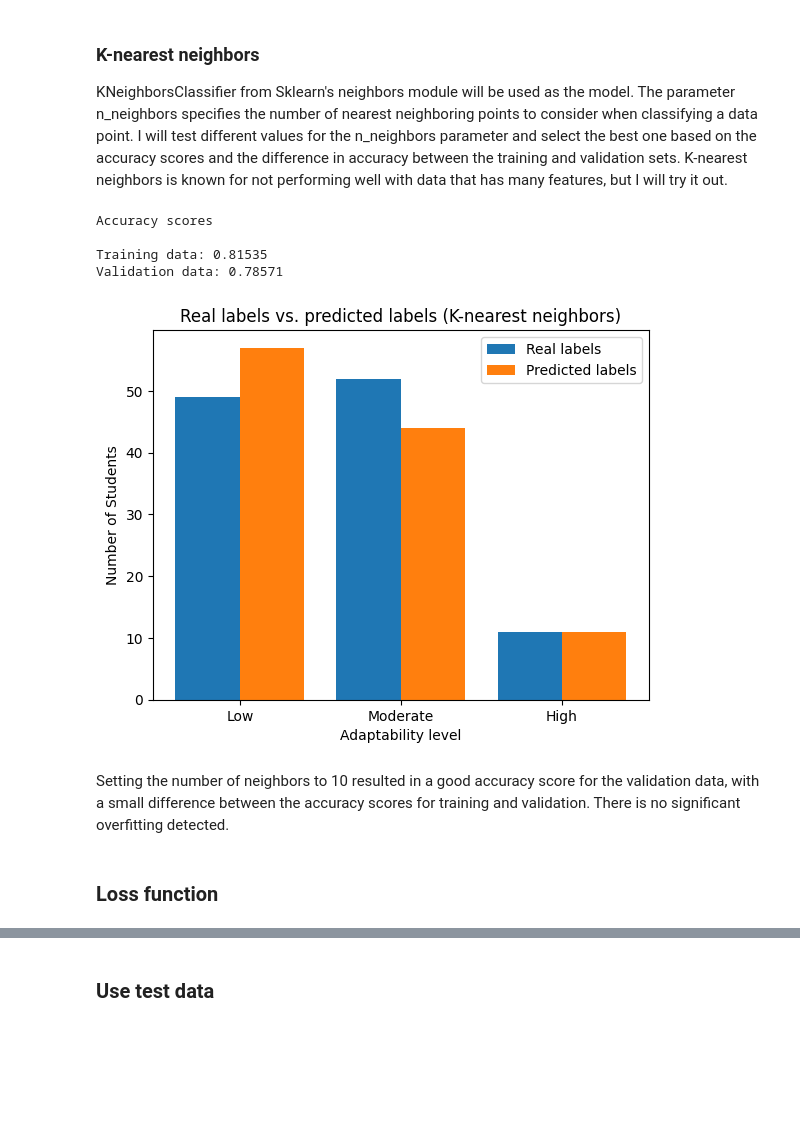
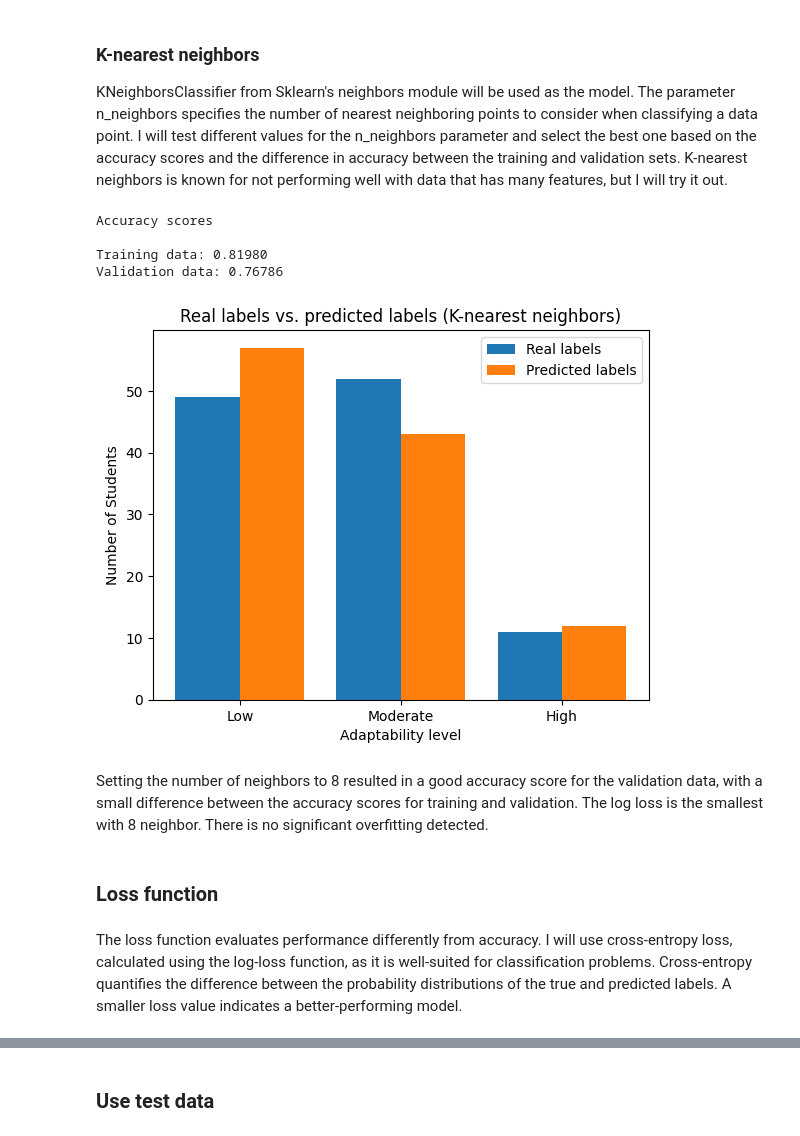
Before and after one commit to oonas21/Online-education-ML-project, a Jupyter notebook: ML_project.ipynb, the cells around one changed output, grey strips where cells are left out. Cells and saved outputs as stored; diff of their text form; code cells hidden in the pictures; blank space fills up the shorter version.

```diff
--- a/ML_project.ipynb
+++ b/ML_project.ipynb
@@ -321,7 +323,7 @@ The accuracy score results from using multinomial logistic regression are quite
 
 The DecisionTreeClassifier() from Sklearn's tree module will be used as the model. Different depths of the tree will be tested, and the best one will be chosen based on the accuracy score. Often, a tree with too much depth leads to overfitting.
 # %%
-model2 = DecisionTreeClassifier(max_depth=8)
+model2 = DecisionTreeClassifier(max_depth=6)
 model2.fit(X_train, y_train)
 
 predicted_y_train_2 = model2.predict(X_train)
@@ -363,41 +365,43 @@ Setting max depth to 8 lead the best result for accuracy score of validation dat
 
 KNeighborsClassifier from Sklearn's neighbors module will be used as the model. The parameter n_neighbors specifies the number of nearest neighboring points to consider when classifying a data point. I will test different values for the n_neighbors parameter and select the best one based on the accuracy scores and the difference in accuracy between the training and validation sets. K-nearest neighbors is known for not performing well with data that has many features, but I will try it out.
 # %%
-model3 = KNeighborsClassifier(n_neighbors = 10)
+model3 = KNeighborsClassifier(n_neighbors = 8)
 model3.fit(X_train, y_train)
 
 predicted_y_train_3 = model3.predict(X_train)
 multi_accuracy_train_3 = accuracy_score(y_train, predicted_y_train_3)
 
 predicted_y_val_3 = model3.predict(X_val)
 multi_accuracy_val_3 = accuracy_score(y_val, predicted_y_val_3)
 
 print("Accuracy scores\n")
 print(f"Training data: {multi_accuracy_train_3:.5f}")
 print(f"Validation data: {multi_accuracy_val_3:.5f}")
 
 # visualize results of validation data
 predicted_labels_3_pd = pd.Series(predicted_y_val_3).value_counts(sort=False)      # convert to pandas series
 
 # reindex labels in multi_labels order
 predicted_labels_3_pd = predicted_labels_3_pd.reindex(multi_labels, fill_value=0)
 
 plt.bar(X_axis - 0.2, real_labels_1, 0.4, label = 'Real labels')
 plt.bar(X_axis + 0.2, predicted_labels_3_pd, 0.4, label = 'Predicted labels')
 
 plt.xticks(X_axis, multi_labels)
 plt.xlabel("Adaptability level")
 plt.ylabel("Number of Students")
 plt.title("Real labels vs. predicted labels (K-nearest neighbors)")
 plt.legend()
 plt.show()
 # %% [output]
 Accuracy scores
 
-Training data: 0.81535
-Validation data: 0.78571
+Training data: 0.81980
+Validation data: 0.76786
-[figure, old version]
+[figure, new version]
 # %% [markdown]
-Setting the number of neighbors to 10 resulted in a good accuracy score for the validation data, with a small difference between the accuracy scores for training and validation. There is no significant overfitting detected.
+Setting the number of neighbors to 8 resulted in a good accuracy score for the validation data, with a small difference between the accuracy scores for training and validation. The log loss is the smallest with 8 neighbor. There is no significant overfitting detected.
 # %% [markdown]
 <h3 style="font-size: 20px;">Loss function</h3>
+# %% [markdown]
+The loss function evaluates performance differently from accuracy. I will use cross-entropy loss, calculated using the log-loss function, as it is well-suited for classification problems. Cross-entropy quantifies the difference between the probability distributions of the true and predicted labels. A smaller loss value indicates a better-performing model.
```
Also changed, not shown: parts of 16 cells of this notebook.
